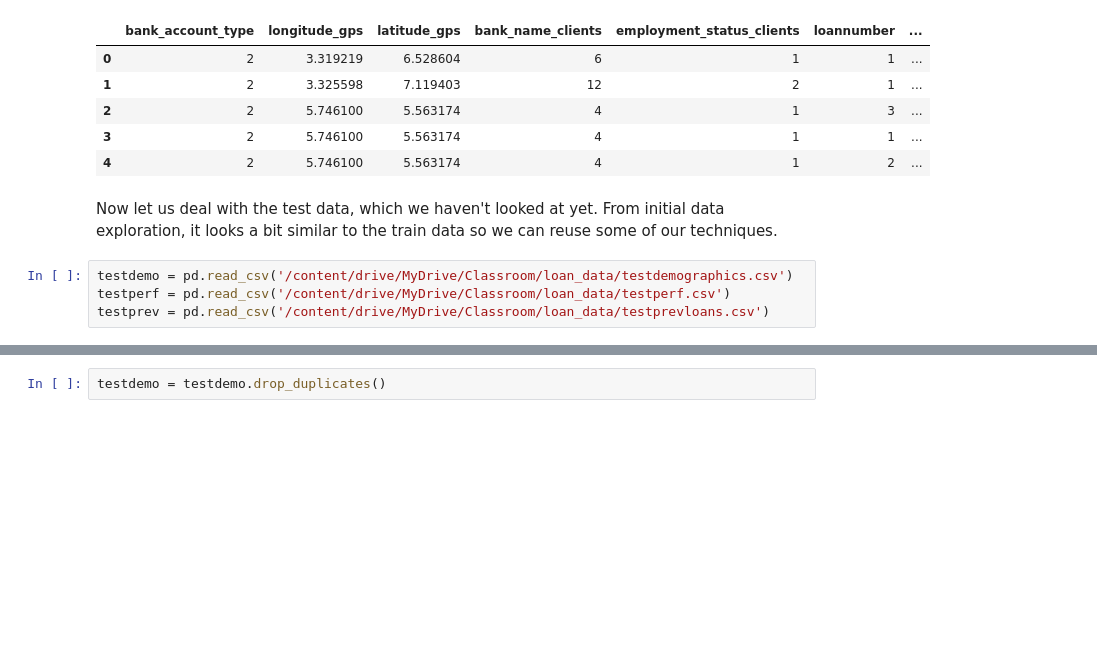
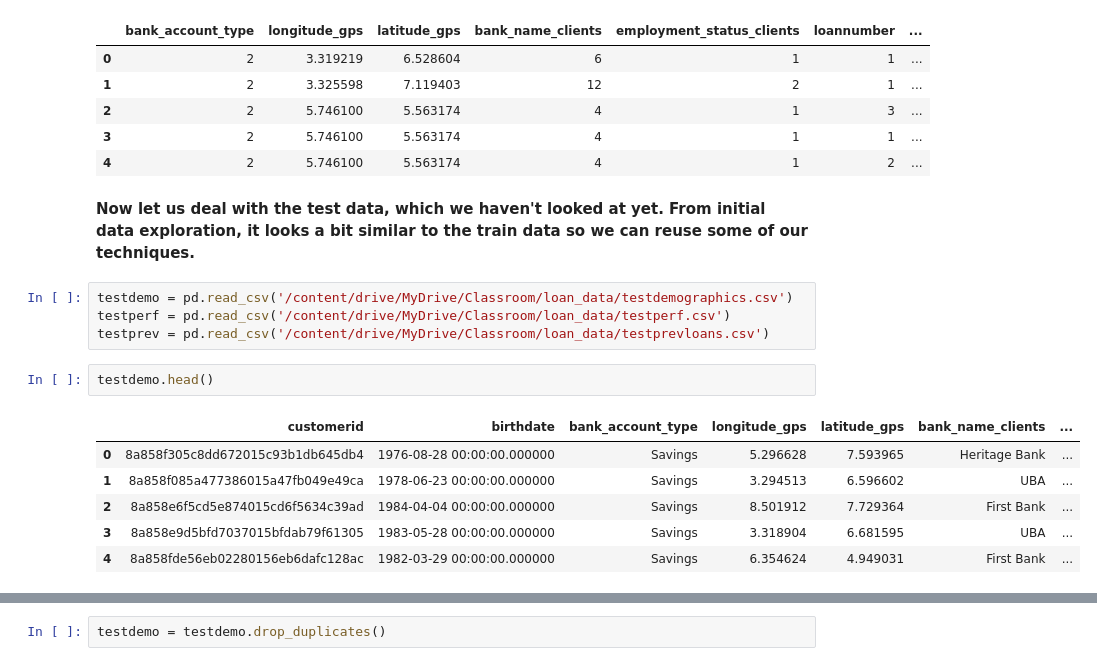
Before and after one commit to kakopo/loan-default-prediction-challenge-group-8, a Jupyter notebook: jupyter_notebook/data_analysis.ipynb, the cells around one changed output, grey strips where cells are left out. Cells and saved outputs as stored; diff of their text form; blank space fills up the shorter version.

```diff
--- a/jupyter_notebook/data_analysis.ipynb
+++ b/jupyter_notebook/data_analysis.ipynb
@@ -694,8 +694,17 @@ loan_data.head()
 | 3 | 2 | 5.746100 | 5.563174 | 4 | 1 | 1 | ... |
 | 4 | 2 | 5.746100 | 5.563174 | 4 | 1 | 2 | ... |
 # %% [markdown]
-Now let us deal with the test data, which we haven't looked at yet. From initial data exploration, it looks a bit similar to the train data so we can reuse some of our techniques.
+**Now let us deal with the test data, which we haven't looked at yet. From initial data exploration, it looks a bit similar to the train data so we can reuse some of our techniques.**
 # %%
 testdemo = pd.read_csv('/content/drive/MyDrive/Classroom/loan_data/testdemographics.csv')
 testperf = pd.read_csv('/content/drive/MyDrive/Classroom/loan_data/testperf.csv')
 testprev = pd.read_csv('/content/drive/MyDrive/Classroom/loan_data/testprevloans.csv')
+# %%
+testdemo.head()
+# %% [output]
+|  | customerid | birthdate | bank_account_type | longitude_gps | latitude_gps | bank_name_clients | ... |
+| 0 | 8a858f305c8dd672015c93b1db645db4 | 1976-08-28 00:00:00.000000 | Savings | 5.296628 | 7.593965 | Heritage Bank | ... |
+| 1 | 8a858f085a477386015a47fb049e49ca | 1978-06-23 00:00:00.000000 | Savings | 3.294513 | 6.596602 | UBA | ... |
+| 2 | 8a858e6f5cd5e874015cd6f5634c39ad | 1984-04-04 00:00:00.000000 | Savings | 8.501912 | 7.729364 | First Bank | ... |
+| 3 | 8a858e9d5bfd7037015bfdab79f61305 | 1983-05-28 00:00:00.000000 | Savings | 3.318904 | 6.681595 | UBA | ... |
+| 4 | 8a858fde56eb02280156eb6dafc128ac | 1982-03-29 00:00:00.000000 | Savings | 6.354624 | 4.949031 | First Bank | ... |
```
Also changed, not shown: parts of 32 cells of this notebook.
